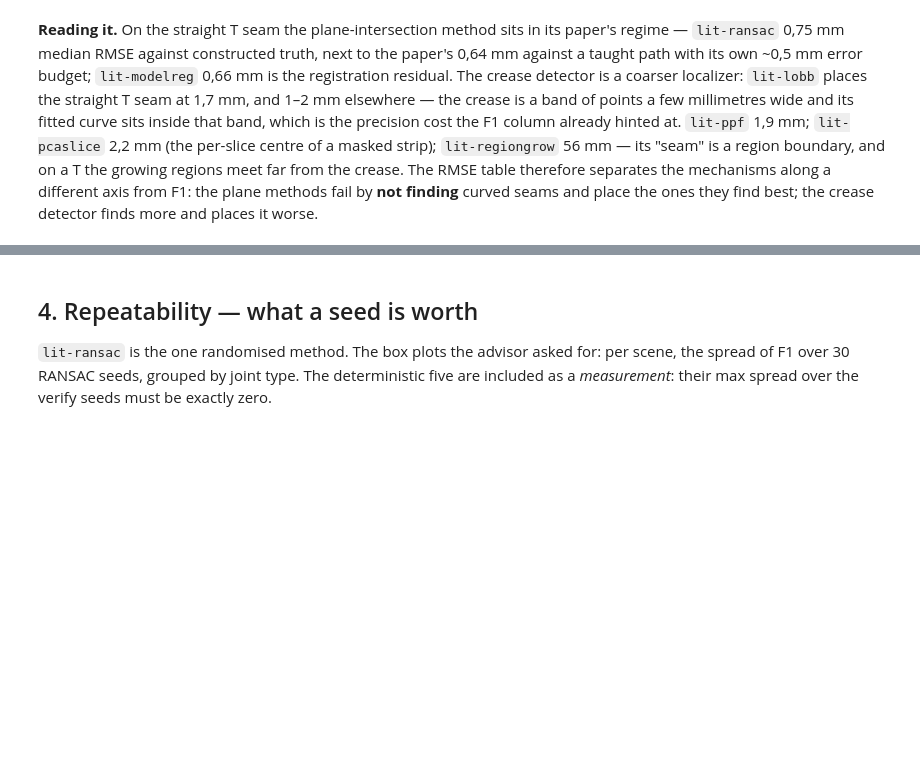
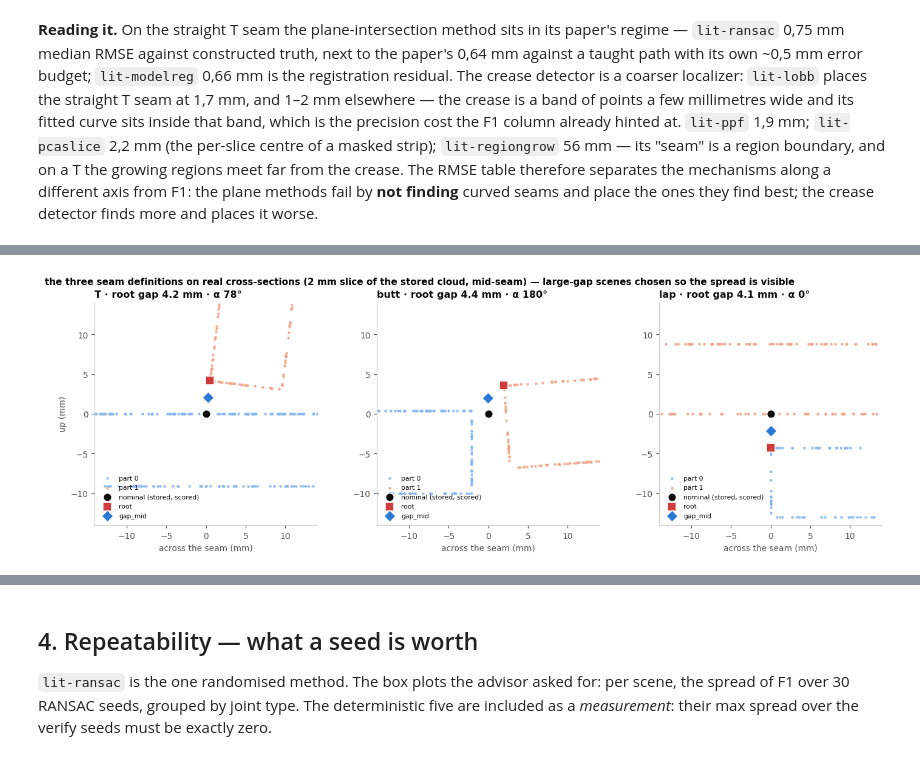
Before and after one commit to amnessa/welding_cell_ws, a Jupyter notebook: weld_generator/notebooks/14_phase4_results.ipynb, the cells around one changed output, grey strips where cells are left out. Drawn from its saved outputs; the diff is of its cells as text; code cells hidden in the pictures; blank space fills up the shorter version.

```diff
--- a/weld_generator/notebooks/14_phase4_results.ipynb
+++ b/weld_generator/notebooks/14_phase4_results.ipynb
@@ -312,0 +346,27 @@ detector finds more and places it worse.
+# %%
+demos = [("T", "9a8eb697-0002000012"), ("butt", "80c0b152-0002000356"), ("lap", "539cd8ca-0002000096")]
+OBJ = ["#86b6ef", "#f0a58a", "#9dbf8e"]
+fig, axes = plt.subplots(1, 3, figsize=(13, 4.2))
+for ax, (jt, sid) in zip(axes, demos):
+    d = pathlib.Path(f"../out/bench_phase4/{jt}/{sid}")
+    scene = json.loads((d / "scene.json").read_text()); z = np.load(d / "seams.npz"); c = np.load(d / "cloud.npz")
+    sm = next(x for x in scene["seams"] if x["weldable"] and x["matches_joint_type"])
+    k = sm["sampled"]["array"]; nom, root, gm = z[k], z[f"{k}_root"], z[f"{k}_gapmid"]
+    i = len(nom) // 2; m = nom[i]; t = nom[-1] - nom[0]; t /= np.linalg.norm(t)
+    e1 = np.cross([0, 0, 1.0], t); e1 /= np.linalg.norm(e1); e2 = np.cross(t, e1)        # the cross-section frame
+    xyz, oid = c["xyz"], c["object_id"]
+    sel = np.abs((xyz - m) @ t) < 1.0                                                     # a 2 mm slab across the seam
+    P, o = xyz[sel], oid[sel]; win = 14.0
+    near = (np.abs((P - m) @ e1) < win) & (np.abs((P - m) @ e2) < win)
+    for k2, ob in enumerate(np.unique(o[near])):
+        q = P[near][o[near] == ob]; ax.scatter((q - m) @ e1, (q - m) @ e2, s=4, color=OBJ[k2 % 3], alpha=0.8, label=f"part {ob}")
+    for pt, name, col, mk in ((nom[i], "nominal (stored, scored)", INK, "o"), (root[i], "root", "#d03b3b", "s"), (gm[i], "gap_mid", "#2a78d6", "D")):
+        ax.scatter([(pt - m) @ e1], [(pt - m) @ e2], s=80, color=col, marker=mk, zorder=5, edgecolor="white", linewidth=1, label=name)
+    ax.set_aspect("equal"); ax.set_xlim(-win, win); ax.set_ylim(-win, win); ax.grid(False)
+    ax.set_title(f"{jt} · root gap {scene['fit']['root_gap_mm']:.1f} mm · α {scene['joint']['included_angle_deg']:.0f}°", loc="left")
+    ax.set_xlabel("across the seam (mm)"); ax.set_ylabel("up (mm)" if jt == "T" else "")
+    ax.legend(fontsize=7, loc="lower left")
+fig.suptitle("the three seam definitions on real cross-sections (2 mm slice of the stored cloud, mid-seam) — large-gap scenes chosen so the spread is visible", x=0.01, ha="left", fontsize=10, fontweight="bold")
+plt.tight_layout(); plt.show()
+# %% [output]
+[figure, added]
```
Also changed, not shown: parts of 4 cells of this notebook, 7 other files.
